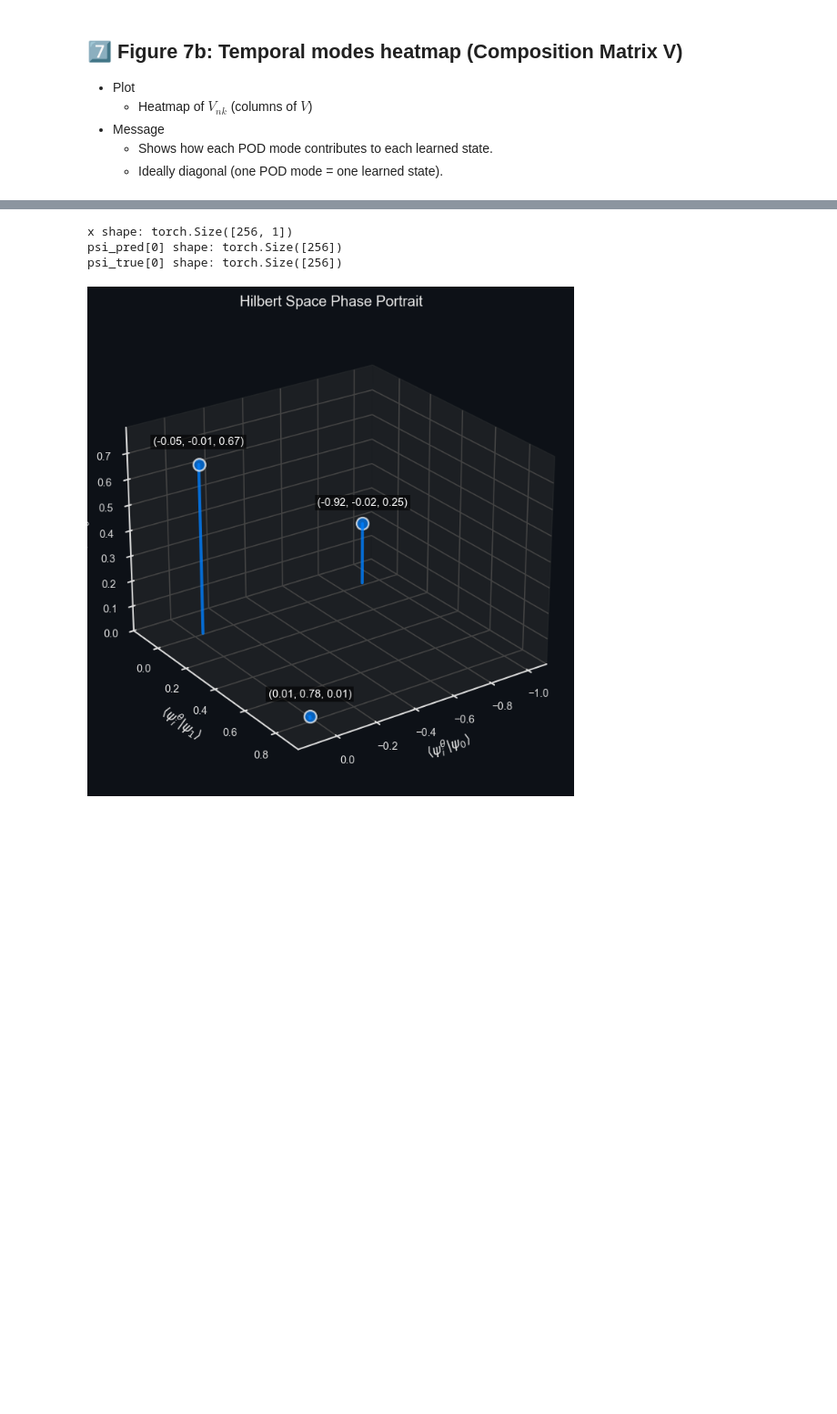
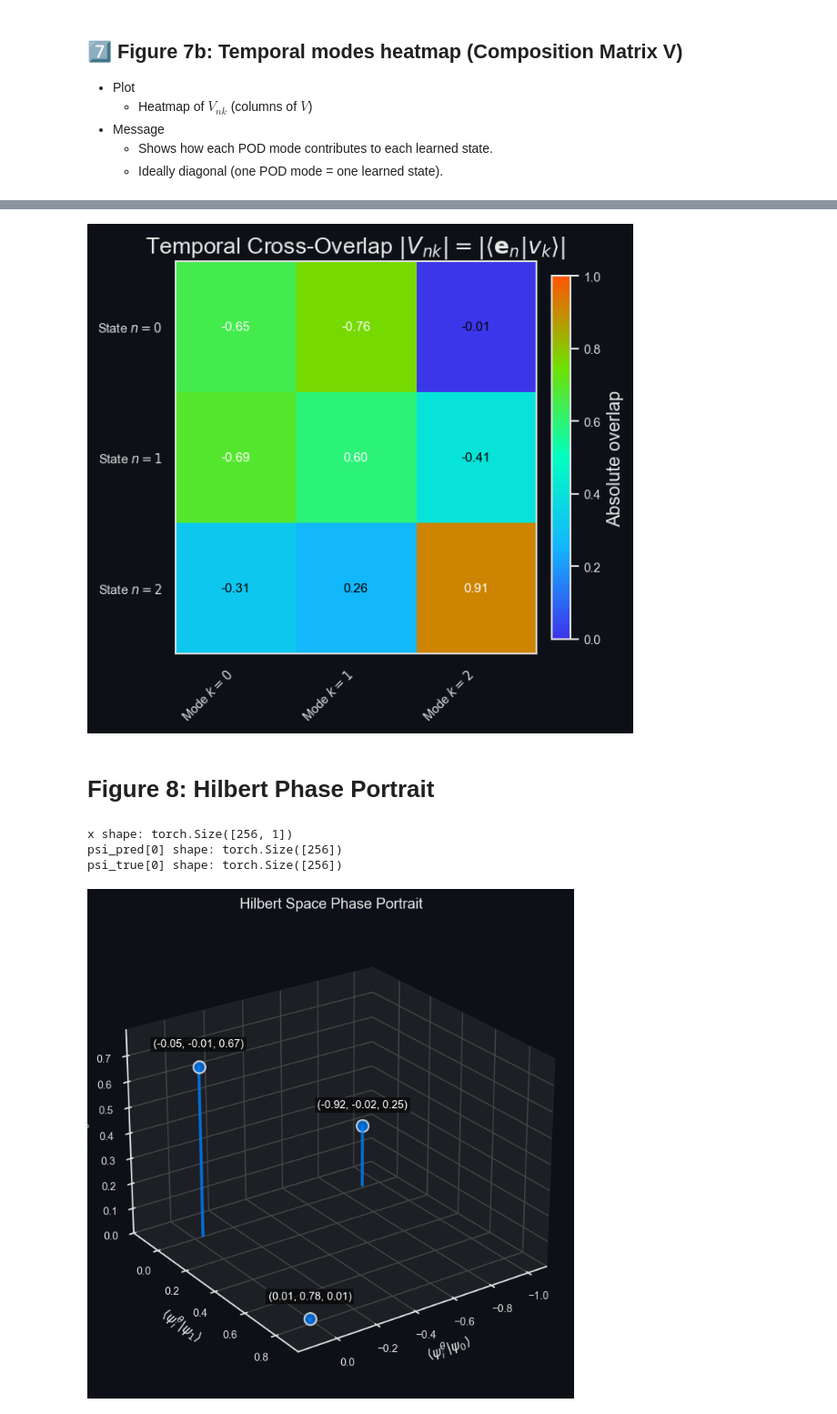
Before and after one commit to Scriber-Labs/lf-pinn-inverse-schrodinger, a Jupyter notebook: notebooks/demo.ipynb, the cells around one changed output, grey strips where cells are left out. Shown at 91% size. Saved outputs shown, nothing was run; the diff lists cells and outputs as text; code cells hidden in the pictures; blank space fills up the shorter version.

```diff
--- a/notebooks/demo.ipynb
+++ b/notebooks/demo.ipynb
@@ -555,3 +565,12 @@ fig = plot_pod_temporal_modes(
+# %%
+fig = plot_pod_temporal_cross_overlap_heatmap(
+    Vh=Vh,
+    out_path=pathlib.Path("../artifacts/demo_visuals/pod_temporal_cross_overlap.png"),
+)
+# %% [output]
+[figure, added]
+# %% [markdown]
+# Figure 8: Hilbert Phase Portrait
 # %%
 print(f"x shape: {x.shape}")
 print(f"psi_pred[0] shape: {psi_pred[0].shape}")
```
Also changed, not shown: parts of 13 cells of this notebook, 8 other files.
